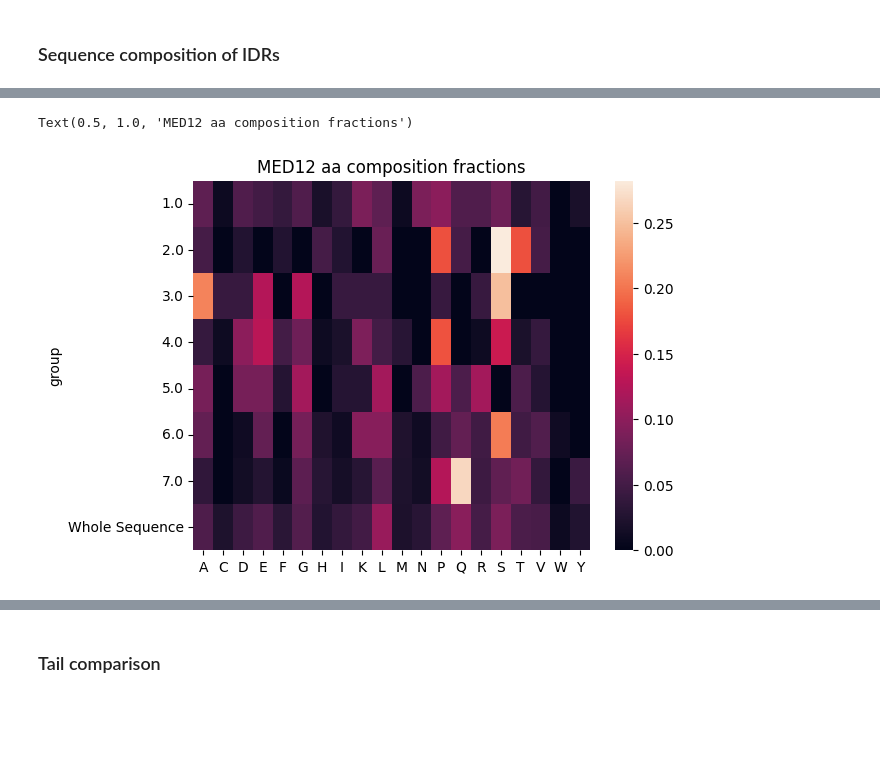
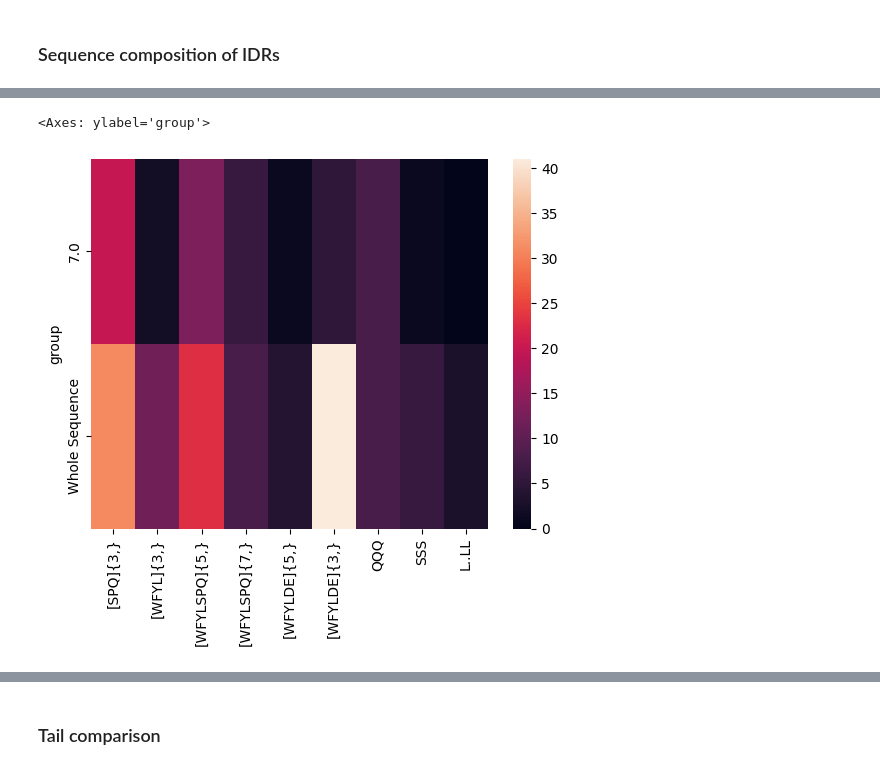
Before and after one commit to kinseylong/StallerRotation, a Jupyter notebook: mediator/MED12_12L_structure.ipynb, the cells around one changed output, grey strips where cells are left out. Cells and saved outputs as stored; diff of their text form; code cells hidden in the pictures; blank space fills up the shorter version.

```diff
--- a/mediator/MED12_12L_structure.ipynb
+++ b/mediator/MED12_12L_structure.ipynb
@@ -438,0 +473,28 @@ aa_fracs_combined = pd.concat([MED12_IDR_aa_fracs, MED12L_IDR_aa_fracs])
+# %%
+#count repeats?
+def count_patterns(df):
+    newdf = df.copy()
+
+    regexterms = ["[SPQ]{3,}", "[WFYL]{3,}", "[WFYLSPQ]{5,}", "[WFYLSPQ]{7,}", "[WFYLDE]{5,}", "[WFYLDE]{3,}", "QQQ", "SSS", "PPP", "L..LL", "[PQL]{3,}"]
+
+    def get_regex_counts(sequence):
+        regexdict = {}
+        for regexterm in regexterms:
+            regexdict[regexterm] = len(re.findall(regexterm, sequence))
+        return regexdict
+
+    motifs_df = pd.DataFrame(columns=regexterms)
+    for row_i in range(len(newdf)):
+        sequence = newdf["Sequence"].iloc[row_i]
+        motifs_newrow = pd.DataFrame([get_regex_counts(sequence)], columns=regexterms)
+        motifs_df = pd.concat([motifs_df, motifs_newrow], ignore_index=True)
+
+    # Merge the original DataFrame with the calculated amino acid fractions
+    compiledf = pd.concat([newdf.reset_index(drop=True), motifs_df.reset_index(drop=True)], axis=1)
+
+    return compiledf
+# %%
+MED12L_IDR_motifs= count_patterns(MED12L_IDRs)
+MED12_IDR_motifs = count_patterns(MED12_IDRs)
+
+motifs_combined = pd.concat([MED12_IDR_motifs, MED12L_IDR_motifs])
@@ -439,6 +556,7 @@ aa_fracs_combined = pd.concat([MED12_IDR_aa_fracs, MED12L_IDR_aa_fracs])
 # %%
-sns.heatmap(MED12_IDR_aa_fracs.dropna().set_index("group").drop(["Protein","start", "end", "Sequence", "Sequence Object"], axis=1))
-plt.title("MED12 aa composition fractions")
+MED12L_IDR_motifsheatmap = MED12L_IDR_motifs.dropna().set_index("group").drop(["Protein","start", "end", "Sequence"], axis=1).astype(float)
+MED12L_IDR_motifsheatmap1_6 = MED12L_IDR_motifsheatmap.iloc[6:]
+sns.heatmap(MED12L_IDR_motifsheatmap1_6)
 # %% [output]
-Text(0.5, 1.0, 'MED12 aa composition fractions')
+<Axes: ylabel='group'>
-[figure, old version]
+[figure, new version]
```
Also changed, not shown: parts of 11 cells of this notebook, 4 other files.
